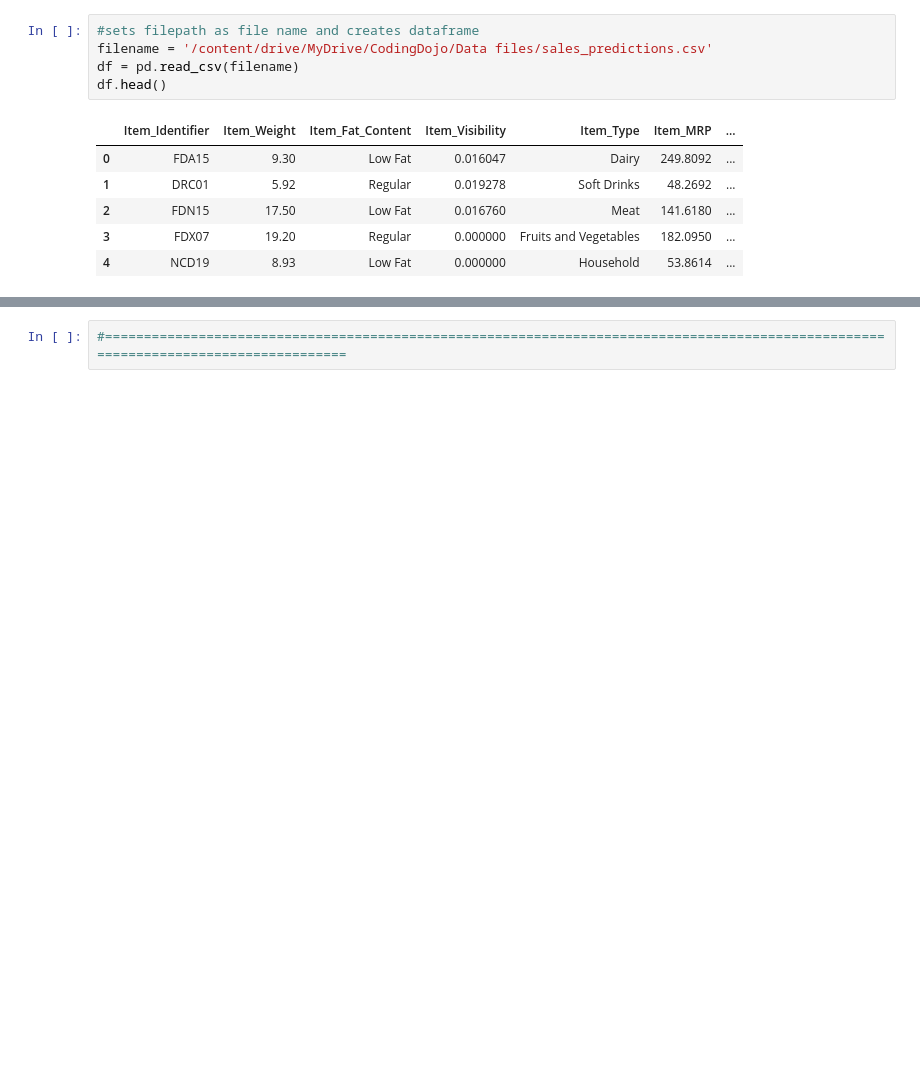
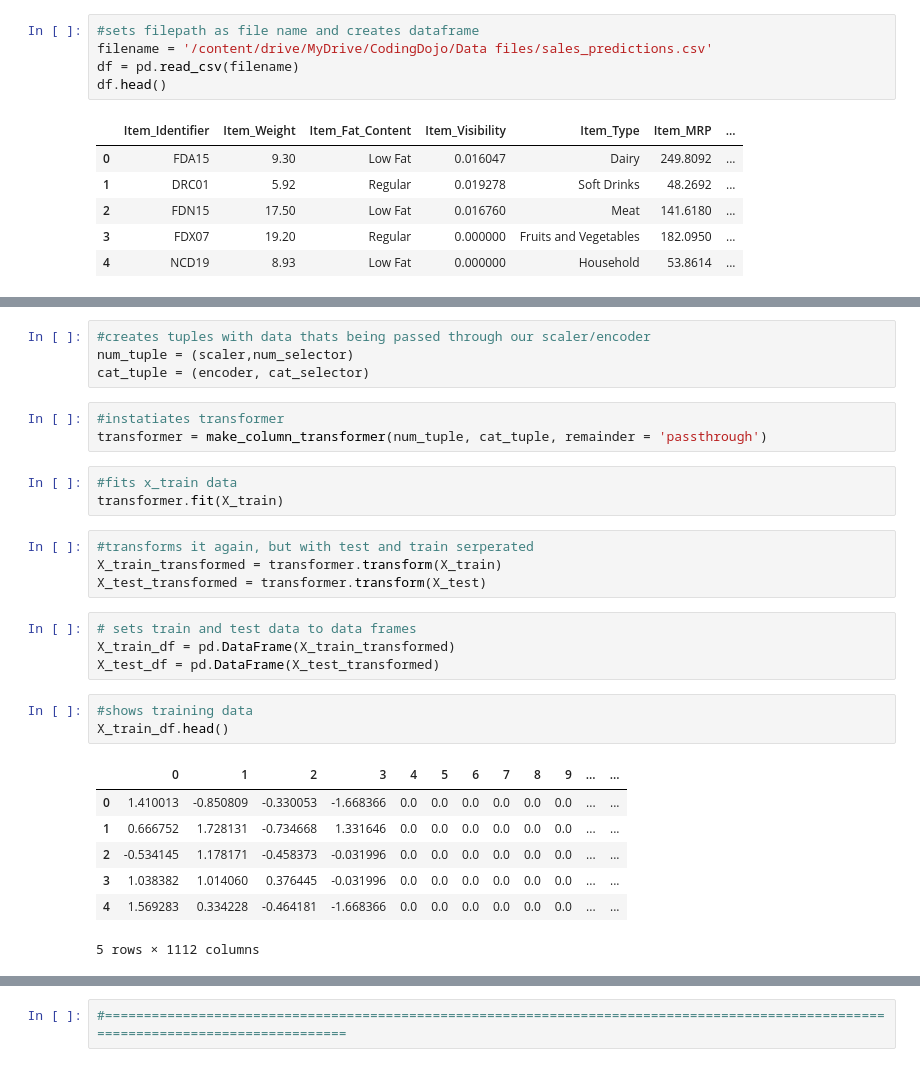
Before and after one commit to ch3rnoalpha/Sales_predictions---john-paredes, a Jupyter notebook: Project_core_1_John_paredes.ipynb, the cells around one changed output, grey strips where cells are left out. Drawn from its saved outputs; the diff is of its cells as text; blank space fills up the shorter version.

```diff
--- a/Project_core_1_John_paredes.ipynb
+++ b/Project_core_1_John_paredes.ipynb
@@ -87,0 +73,29 @@ dtype: int64
+# %%
+#creates tuples with data thats being passed through our scaler/encoder
+num_tuple = (scaler,num_selector)
+cat_tuple = (encoder, cat_selector)
+# %%
+#instatiates transformer
+transformer = make_column_transformer(num_tuple, cat_tuple, remainder = 'passthrough')
+# %%
+#fits x_train data
+transformer.fit(X_train)
+# %%
+#transforms it again, but with test and train serperated
+X_train_transformed = transformer.transform(X_train)
+X_test_transformed = transformer.transform(X_test)
+# %%
+# sets train and test data to data frames
+X_train_df = pd.DataFrame(X_train_transformed)
+X_test_df = pd.DataFrame(X_test_transformed)
+# %%
+#shows training data
+X_train_df.head()
+# %% [output]
+|  | 0 | 1 | 2 | 3 | 4 | 5 | 6 | 7 | 8 | 9 | ... | ... |
+| 0 | 1.410013 | -0.850809 | -0.330053 | -1.668366 | 0.0 | 0.0 | 0.0 | 0.0 | 0.0 | 0.0 | ... | ... |
+| 1 | 0.666752 | 1.728131 | -0.734668 | 1.331646 | 0.0 | 0.0 | 0.0 | 0.0 | 0.0 | 0.0 | ... | ... |
+| 2 | -0.534145 | 1.178171 | -0.458373 | -0.031996 | 0.0 | 0.0 | 0.0 | 0.0 | 0.0 | 0.0 | ... | ... |
+| 3 | 1.038382 | 1.014060 | 0.376445 | -0.031996 | 0.0 | 0.0 | 0.0 | 0.0 | 0.0 | 0.0 | ... | ... |
+| 4 | 1.569283 | 0.334228 | -0.464181 | -1.668366 | 0.0 | 0.0 | 0.0 | 0.0 | 0.0 | 0.0 | ... | ... |
+5 rows × 1112 columns
```
Also changed, not shown: parts of 34 cells of this notebook.
